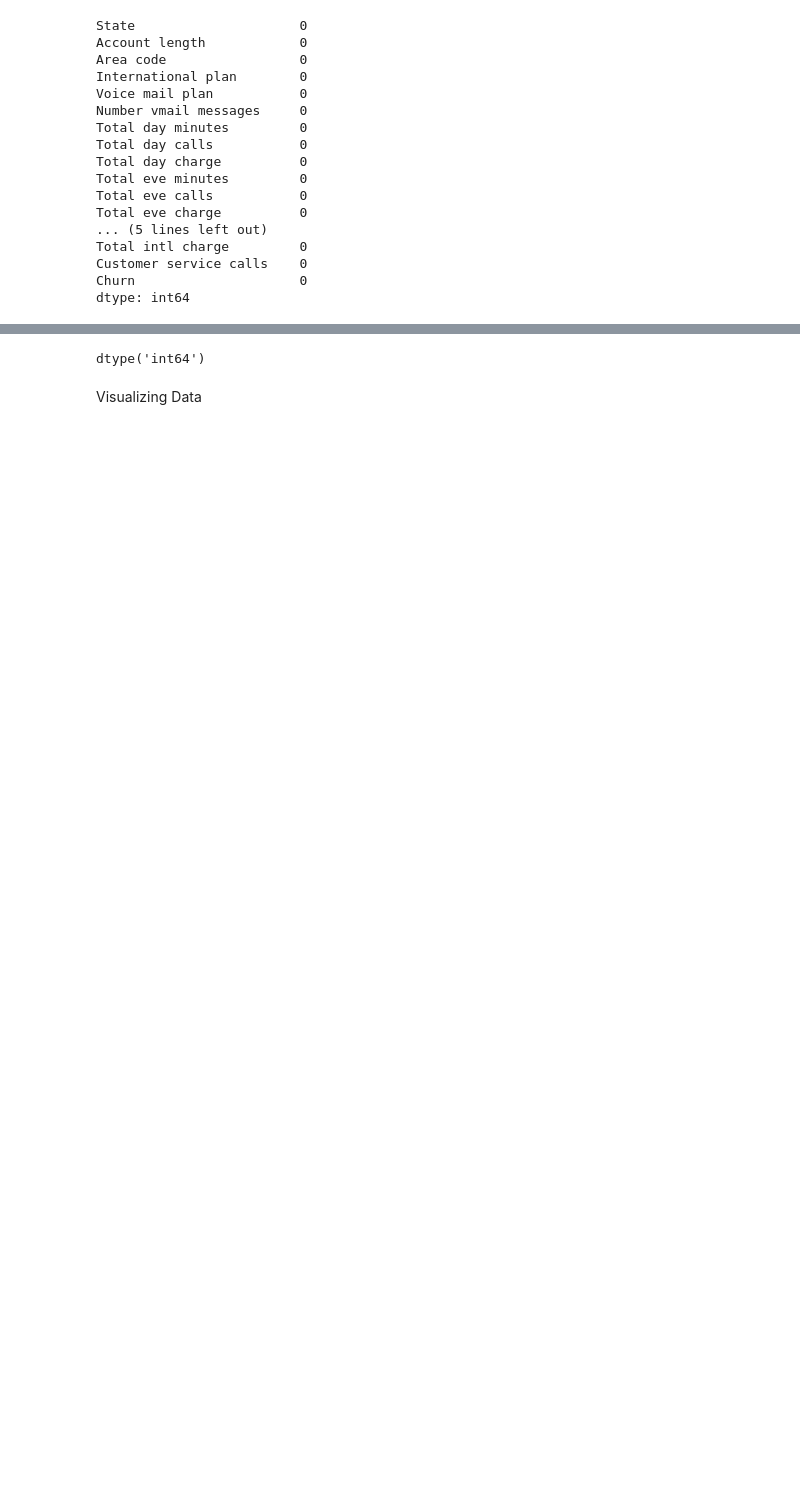
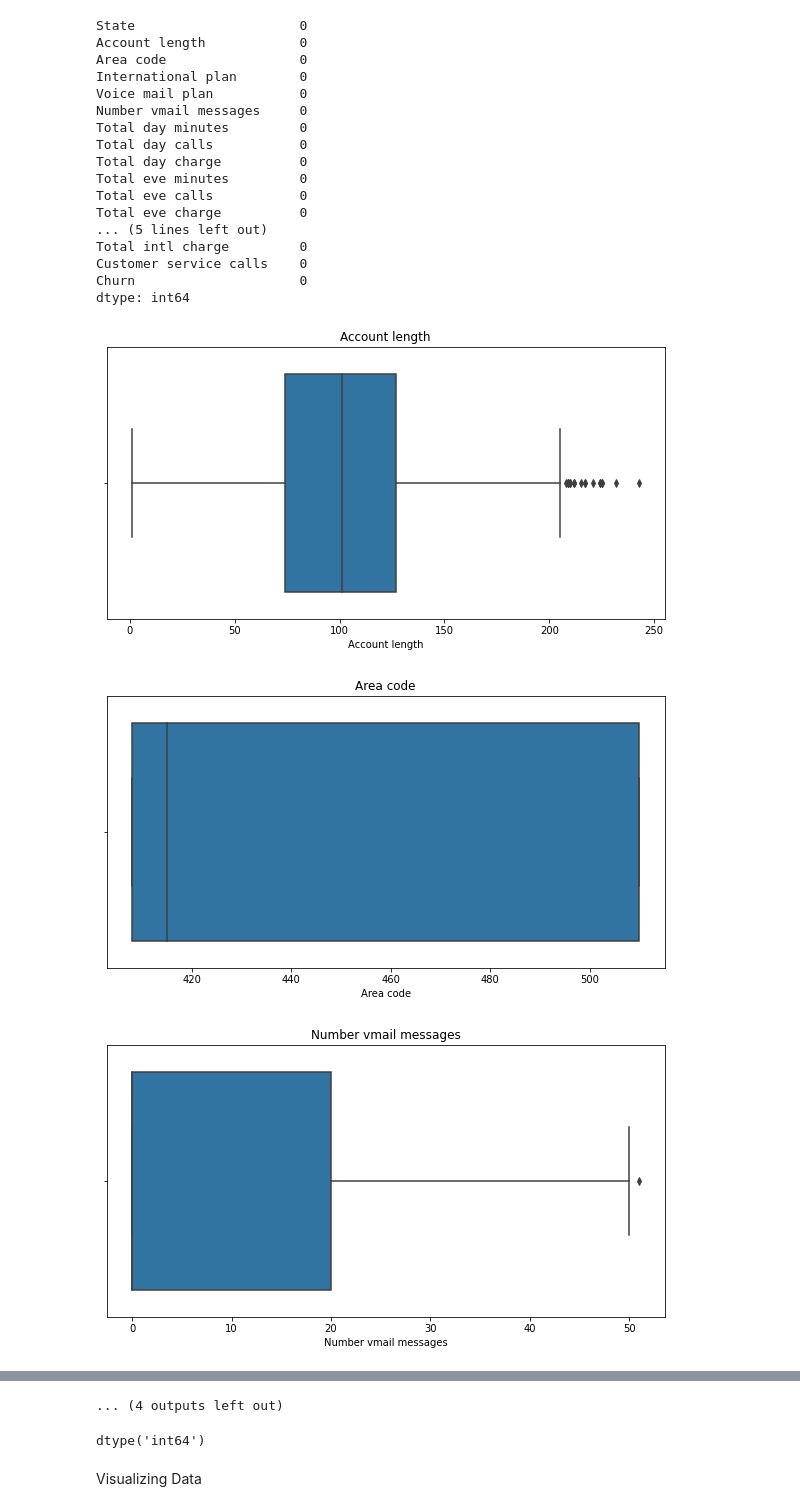
Before and after one commit to MiteshBhanushali/TelecomChurnAnalysis, a Jupyter notebook: Copy_of_Telecom_Churn_Analysis_Capstone_Project.ipynb, the cells around one changed output, grey strips where cells are left out. Drawn from its saved outputs; the diff is of its cells as text; code cells hidden in the pictures; blank space fills up the shorter version.

```diff
--- a/Copy_of_Telecom_Churn_Analysis_Capstone_Project.ipynb
+++ b/Copy_of_Telecom_Churn_Analysis_Capstone_Project.ipynb
@@ -110,3 +110,12 @@ Total intl charge         0
 Customer service calls    0
 Churn                     0
 dtype: int64
+# %%
+for i in colname_list_num:
+  plt.figure(figsize=(10,5))
+  sns.boxplot(telecom_data[i])
+  plt.title(i)
+# %% [output]
+[figure, added]
+[figure, added]
+[figure, added]
@@ -112,0 +131 @@ dtype: int64
+... (4 outputs left out)
```
Also changed, not shown: parts of 17 cells of this notebook.
